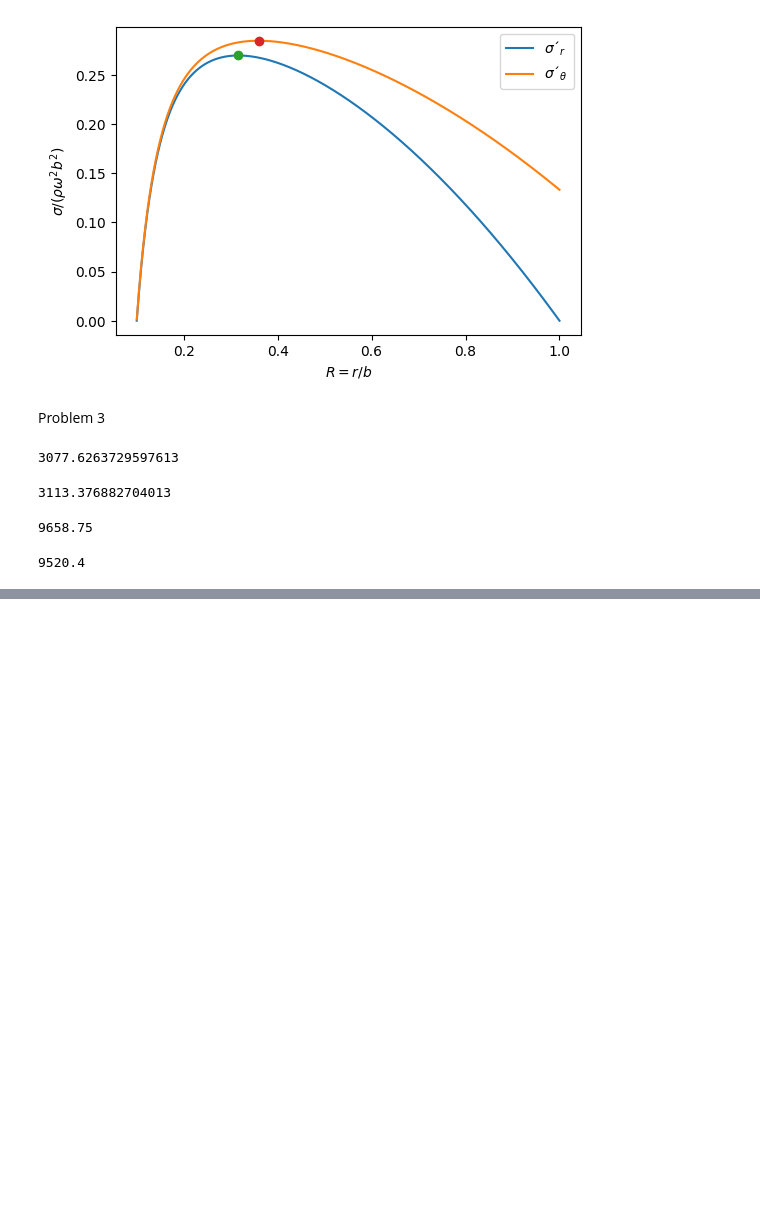
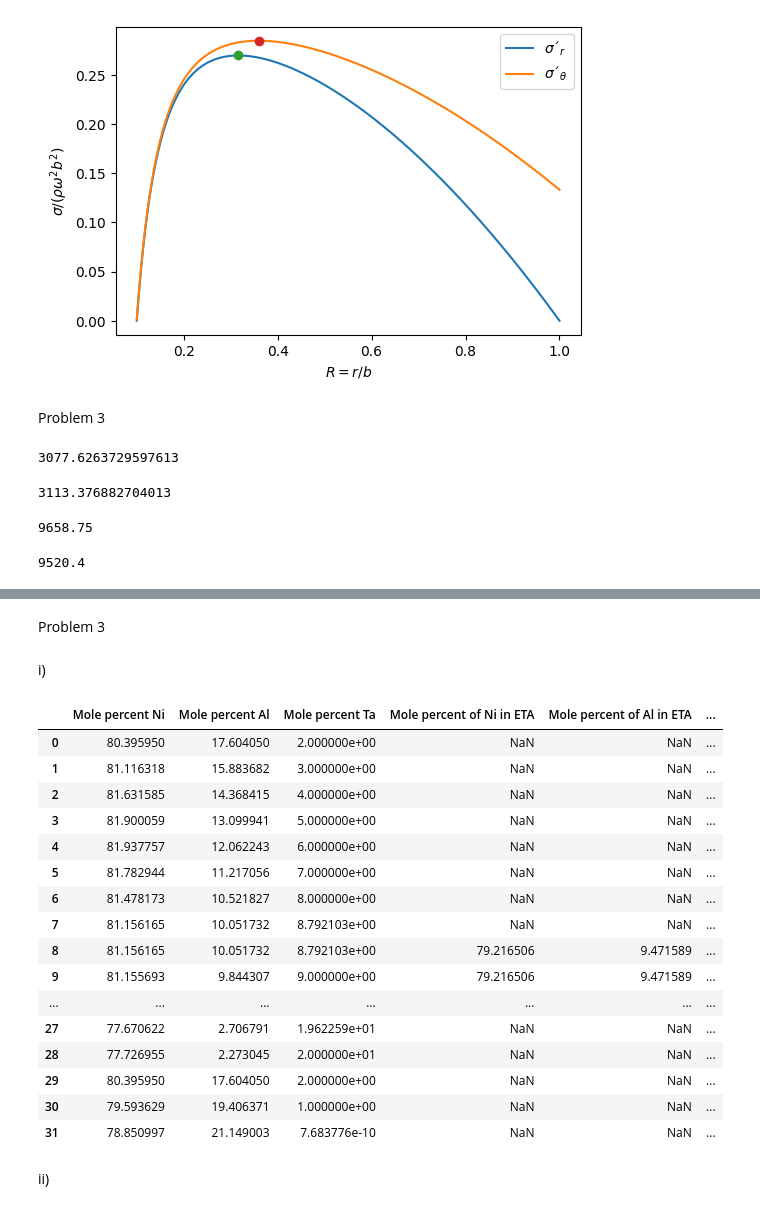
Before and after one commit to ShannonNCM/High_temp_materials, a Jupyter notebook: codes.ipynb, the cells around one changed output, grey strips where cells are left out. Saved outputs shown, nothing was run; the diff lists cells and outputs as text; code cells hidden in the pictures; blank space fills up the shorter version.

```diff
--- a/codes.ipynb
+++ b/codes.ipynb
@@ -306,0 +320,50 @@ np.mean(new_data)
+# %% [markdown]
+Problem 3
+# %% [markdown]
+i)
+# %%
+#importing the results obtained from thermocalc for all systemss
+df_ta = pd.read_excel('Q3_results01.xls')
+# %%
+#setting the names to rename the columns to make it easier to use
+names = {
+    'Mole percent of Ni in FCC_A1': 'Ni_gamma',
+    'Mole percent of Al in FCC_A1': 'Al_gamma',
+    'Mole percent of Ta in FCC_A1': 'Ta_gamma',
+    'Mole percent of Cr in FCC_A1': 'Cr_gamma',
+    'Mole percent of Co in FCC_A1': 'Co_gamma',
+    'Mole percent of Mo in FCC_A1': 'Mo_gamma',
+    'Mole percent of Re in FCC_A1': 'Re_gamma',
+    'Mole percent of W in FCC_A1': 'W_gamma',
+    'Mole percent of Ni in GAMMA_PRIME': 'Ni_gammaprime',
+    'Mole percent of Al in GAMMA_PRIME': 'Al_gammaprime',
+    'Mole percent of Ta in GAMMA_PRIME': 'Ta_gammaprime',
+    'Mole percent of Cr in GAMMA_PRIME': 'Cr_gammaprime',
+    'Mole percent of Co in GAMMA_PRIME': 'Co_gammaprime',
+    'Mole percent of Mo in GAMMA_PRIME': 'Mo_gammaprime',
+    'Mole percent of Re in GAMMA_PRIME': 'Re_gammaprime',
+    'Mole percent of W in GAMMA_PRIME': 'W_gammaprime'
+}
+# %%
+def rename_alloy_columns(df, rename_map):
+    return df.rename(columns=rename_map)
+# %%
+df_ta = rename_alloy_columns(df_ta, names)
+# %% [output]
+|  | Mole percent Ni | Mole percent Al | Mole percent Ta | Mole percent of Ni in ETA | Mole percent of Al in ETA | ... |
+| 0 | 80.395950 | 17.604050 | 2.000000e+00 | NaN | NaN | ... |
+| 1 | 81.116318 | 15.883682 | 3.000000e+00 | NaN | NaN | ... |
+| 2 | 81.631585 | 14.368415 | 4.000000e+00 | NaN | NaN | ... |
+| 3 | 81.900059 | 13.099941 | 5.000000e+00 | NaN | NaN | ... |
+| 4 | 81.937757 | 12.062243 | 6.000000e+00 | NaN | NaN | ... |
+| 5 | 81.782944 | 11.217056 | 7.000000e+00 | NaN | NaN | ... |
+| 6 | 81.478173 | 10.521827 | 8.000000e+00 | NaN | NaN | ... |
+| 7 | 81.156165 | 10.051732 | 8.792103e+00 | NaN | NaN | ... |
+| 8 | 81.156165 | 10.051732 | 8.792103e+00 | 79.216506 | 9.471589 | ... |
+| 9 | 81.155693 | 9.844307 | 9.000000e+00 | 79.216506 | 9.471589 | ... |
+| ... | ... | ... | ... | ... | ... | ... |
+| 27 | 77.670622 | 2.706791 | 1.962259e+01 | NaN | NaN | ... |
+| 28 | 77.726955 | 2.273045 | 2.000000e+01 | NaN | NaN | ... |
+| 29 | 80.395950 | 17.604050 | 2.000000e+00 | NaN | NaN | ... |
+| 30 | 79.593629 | 19.406371 | 1.000000e+00 | NaN | NaN | ... |
+| 31 | 78.850997 | 21.149003 | 7.683776e-10 | NaN | NaN | ... |
@@ -306,0 +387,2 @@ np.mean(new_data)
+# %% [markdown]
+ii)
```
Also changed, not shown: parts of 7 cells of this notebook, 7 other files.
